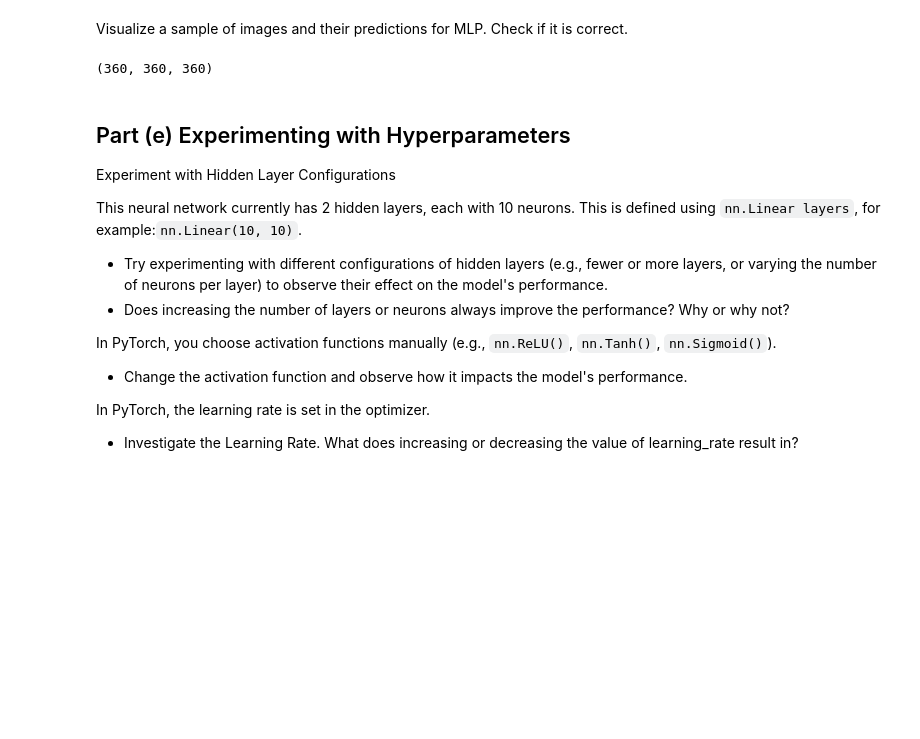
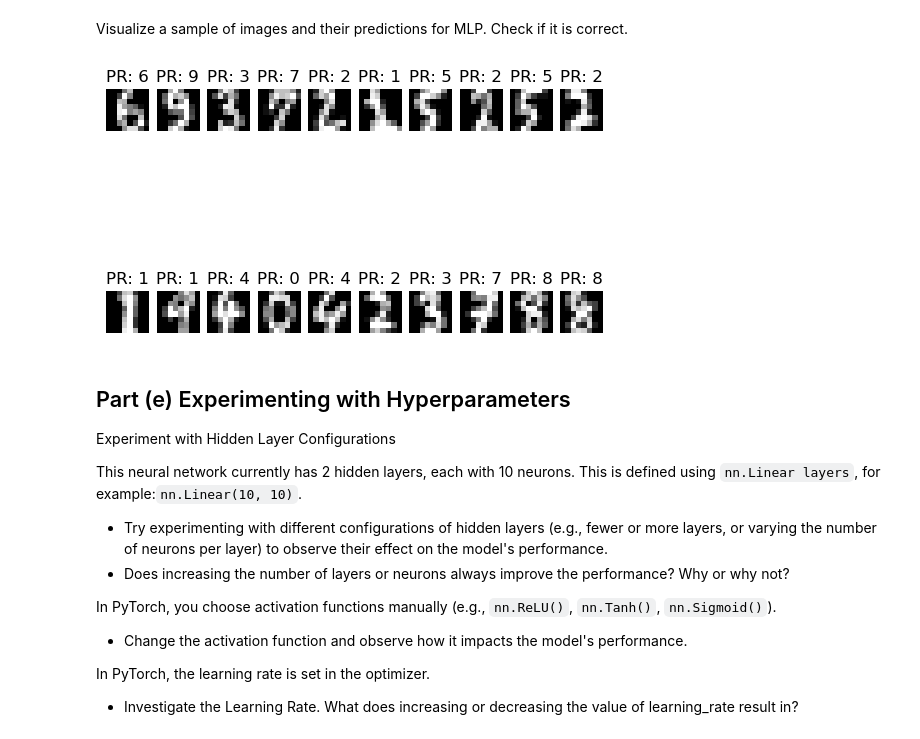
Before and after one commit to Arishtanemi4/ata, a Jupyter notebook: labs/worksheet4.ipynb, the cells around one changed output. Saved outputs shown, nothing was run; the diff lists cells and outputs as text; code cells hidden in the pictures; blank space fills up the shorter version.

```diff
--- a/labs/worksheet4.ipynb
+++ b/labs/worksheet4.ipynb
@@ -496,8 +496,14 @@ ConfusionMatrixDisplay.from_predictions(Ytest_t1, Y_pred1)
 Visualize a sample of images and their predictions for MLP. Check if it is correct.
 # %%
 ##TODO##
+# Visualize a sample of images and their predictions for MLP. Check if it is correct.
+fig, axes = plt.subplots(2, 10)
+for i in range(20):
+    axes[i//10, i %10].imshow(Xtest1[i].reshape(8,8), cmap='gray')
+    axes[i//10, i %10].axis('off')
+    axes[i//10, i %10].set_title(f"PR: {Y_pred1[i]}")
 # %% [output]
-(360, 360, 360)
+[figure, added]
 # %% [markdown]
 ## Part (e) Experimenting with Hyperparameters
 Experiment with Hidden Layer Configurations
```
Also changed, not shown: parts of 14 cells of this notebook, 6 other files.
